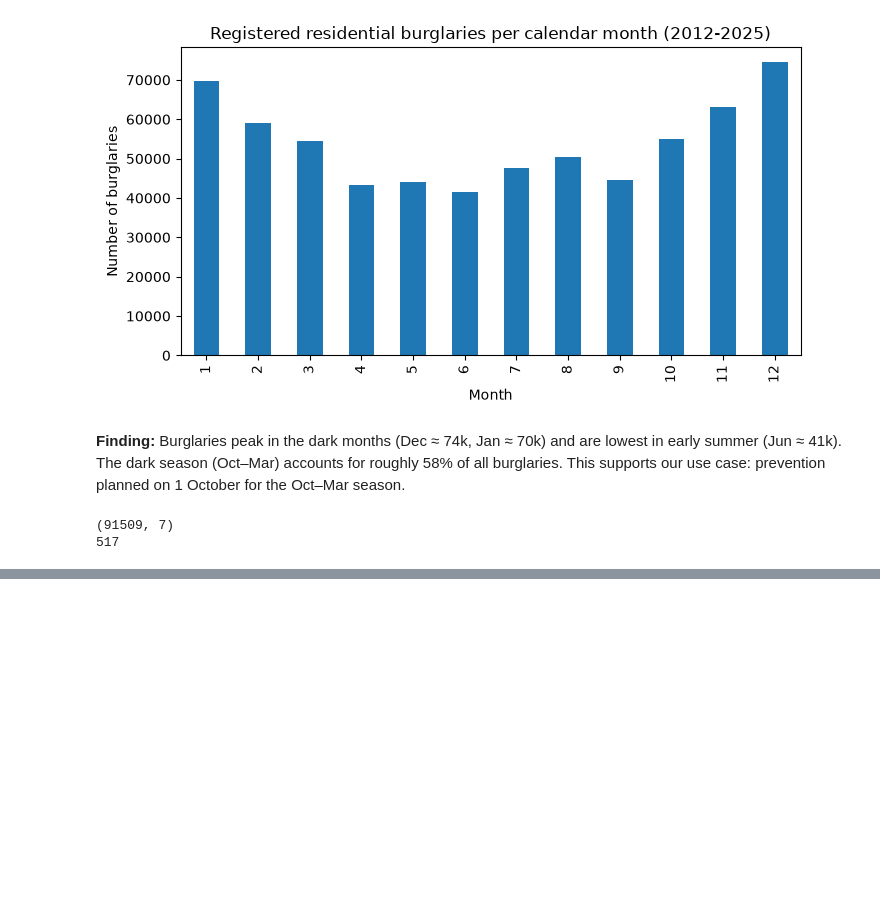
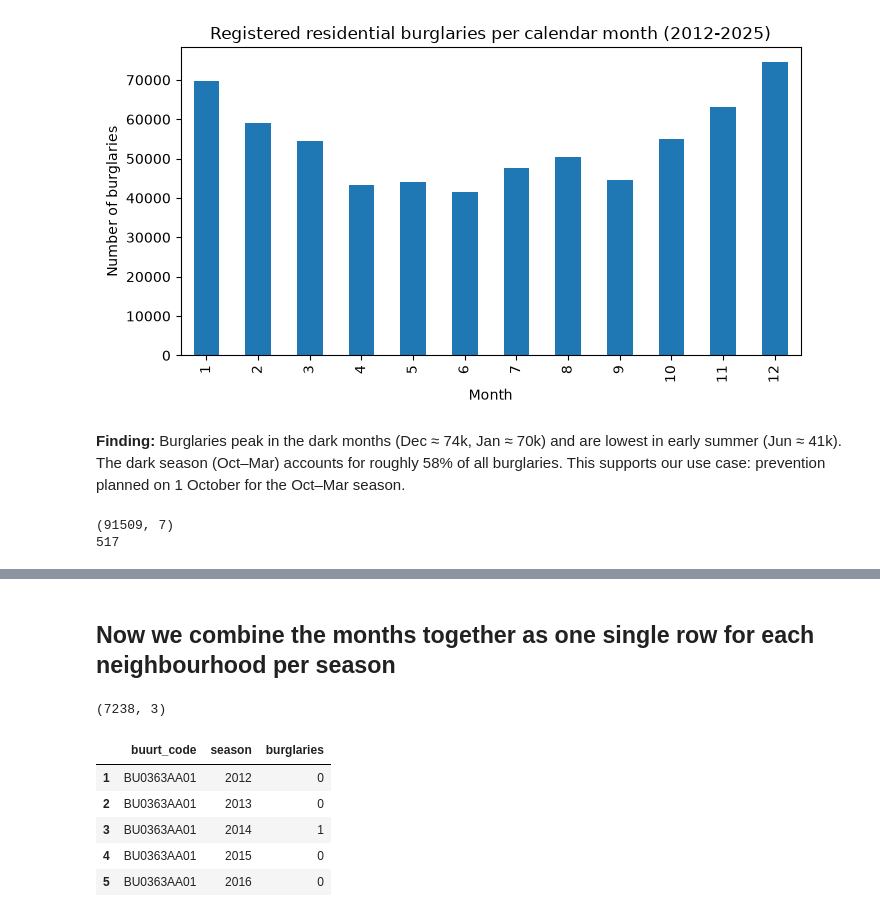
Before and after one commit to Habiiib99/AML, a Jupyter notebook: notebooks/01_explore_data.ipynb, the cells around one changed output, grey strips where cells are left out. Cells and saved outputs as stored; diff of their text form; code cells hidden in the pictures; blank space fills up the shorter version.

```diff
--- a/notebooks/01_explore_data.ipynb
+++ b/notebooks/01_explore_data.ipynb
@@ -67,0 +133,19 @@ ams.to_csv("../data/processed/amsterdam_burglary_monthly.csv.gz", index=False)
+# %% [markdown]
+## Now we combine the months together as one single row for each neighbourhood per season
+# %%
+# Sum the six monthly numbers into one number per neighbourhood per season
+per_season = dark.groupby(["buurt_code", "season"])["burglaries"].sum().reset_index()
+
+# Drop season 2011: it only has Jan-Mar 2012, because our data starts in Jan 2012
+per_season = per_season[per_season["season"] >= 2012]
+
+print(per_season.shape) # expected: (7238, 3) = 517 neighbourhoods x 14 seasons (2012-2025)
+per_season.head() # show the first 5 rows of the table
+# %% [output]
+(7238, 3)
+|  | buurt_code | season | burglaries |
+| 1 | BU0363AA01 | 2012 | 0 |
+| 2 | BU0363AA01 | 2013 | 0 |
+| 3 | BU0363AA01 | 2014 | 1 |
+| 4 | BU0363AA01 | 2015 | 0 |
+| 5 | BU0363AA01 | 2016 | 0 |
```
Also changed, not shown: parts of 9 cells of this notebook.
